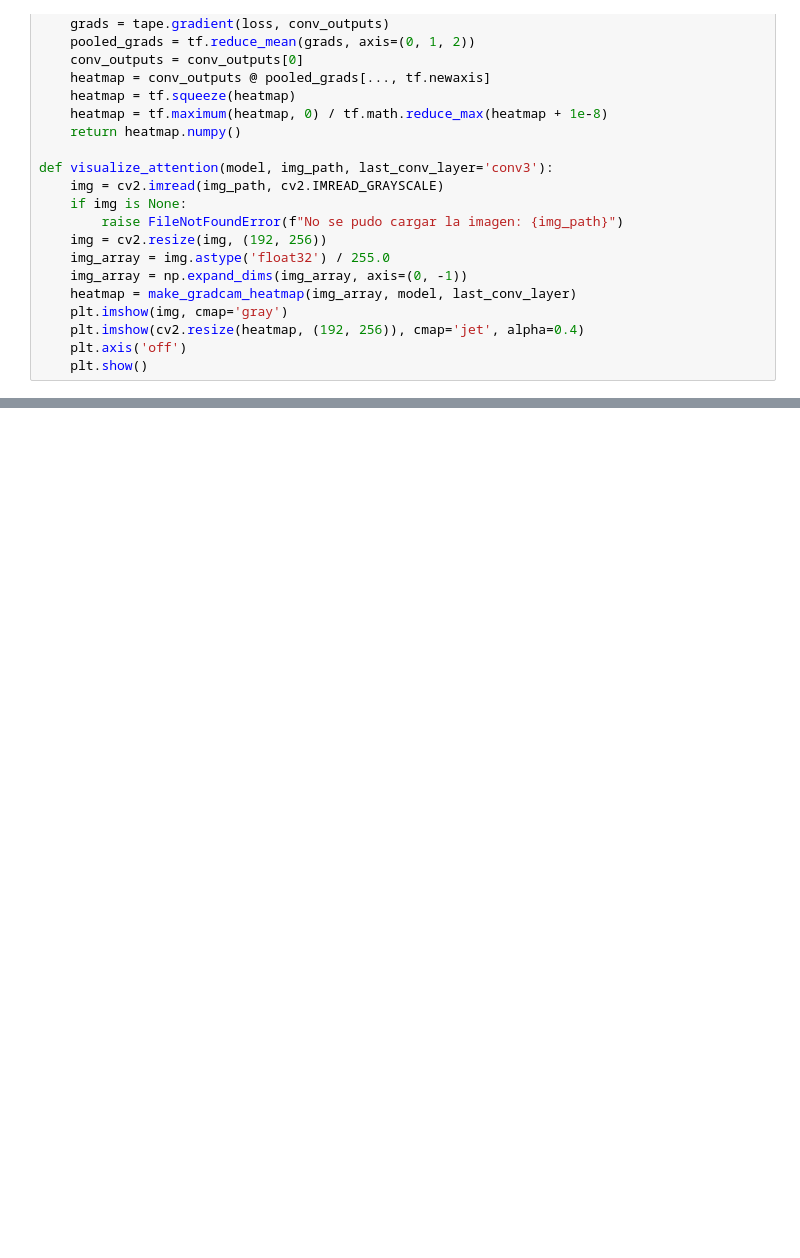
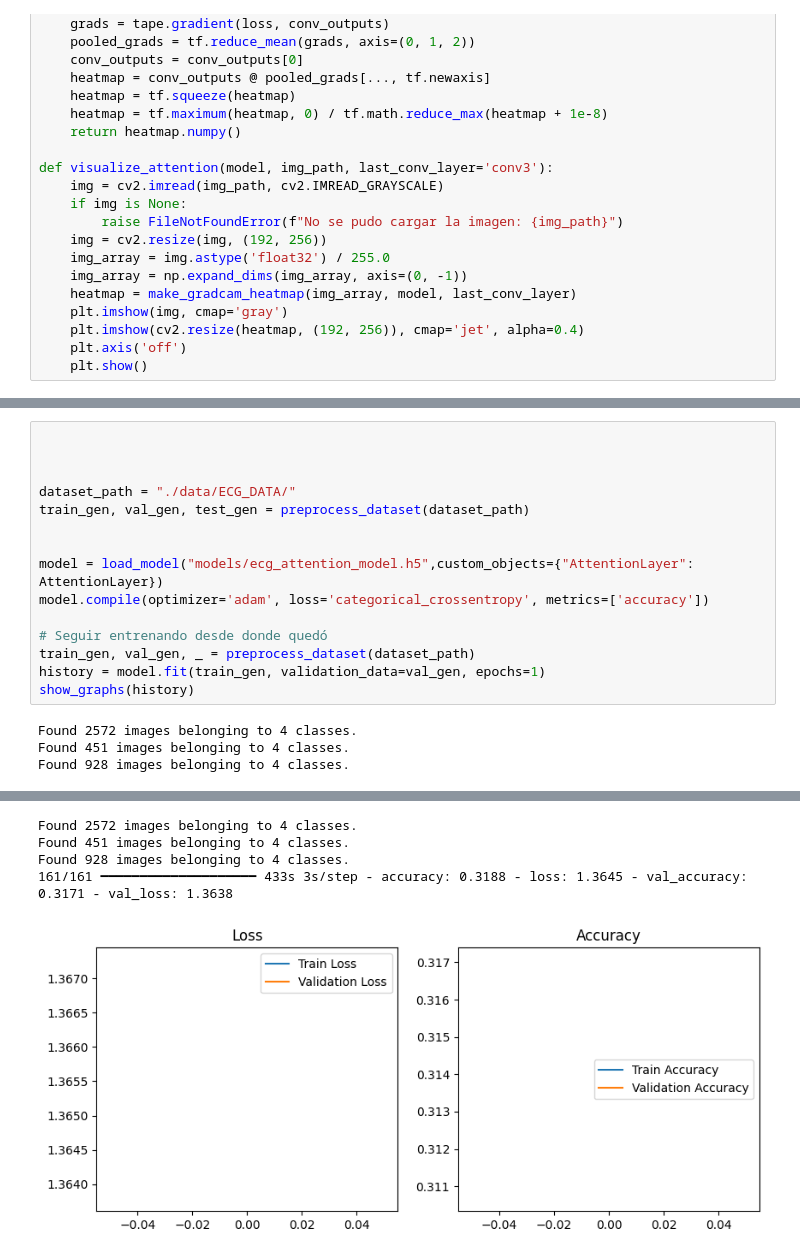
Before and after one commit to mateollorente/Producto, a Jupyter notebook: beatai.ipynb, the cells around one changed output, grey strips where cells are left out. Drawn from its saved outputs; the diff is of its cells as text; blank space fills up the shorter version.

```diff
--- a/beatai.ipynb
+++ b/beatai.ipynb
@@ -246,0 +255,19 @@ Epoch 3/10
+# %%
+
+
+
+dataset_path = "./data/ECG_DATA/"
+train_gen, val_gen, test_gen = preprocess_dataset(dataset_path)
+
+
+model = load_model("models/ecg_attention_model.h5",custom_objects={"AttentionLayer": AttentionLayer})
+model.compile(optimizer='adam', loss='categorical_crossentropy', metrics=['accuracy'])
+
+# Seguir entrenando desde donde quedó
+train_gen, val_gen, _ = preprocess_dataset(dataset_path)
+history = model.fit(train_gen, validation_data=val_gen, epochs=1)
+show_graphs(history)
+# %% [output]
+Found 2572 images belonging to 4 classes.
+Found 451 images belonging to 4 classes.
+Found 928 images belonging to 4 classes.
@@ -247,3 +275,8 @@ Epoch 3/10
+Found 2572 images belonging to 4 classes.
+Found 451 images belonging to 4 classes.
+Found 928 images belonging to 4 classes.
+161/161 ━━━━━━━━━━━━━━━━━━━━ 433s 3s/step - accuracy: 0.3188 - loss: 1.3645 - val_accuracy: 0.3171 - val_loss: 1.3638
+[figure, added]
 # %%
 img_test_path = "data/ECG_DATA/test/ECG Images of Myocardial Infarction Patients (240x12=2880)/MI(100).jpg"
 visualize_attention(model, img_test_path, last_conv_layer='conv3')
```
Also changed, not shown: parts of 13 cells of this notebook.
